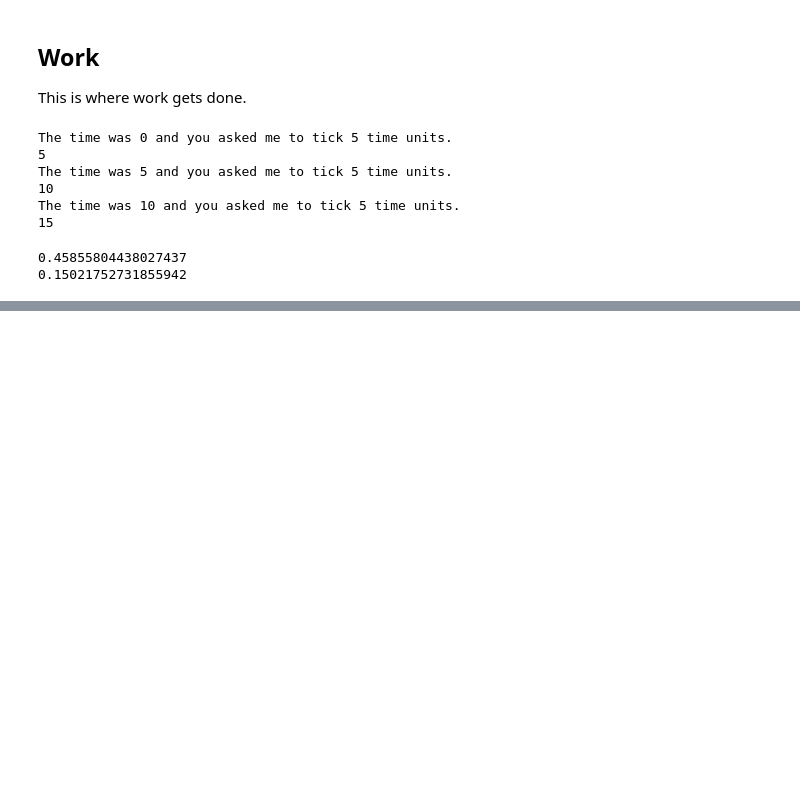
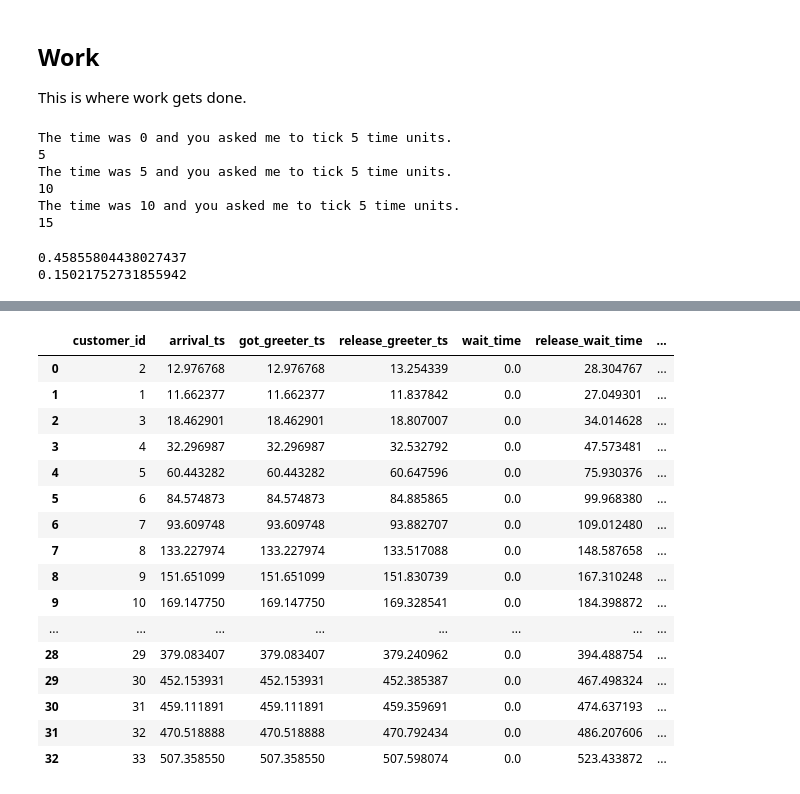
Before and after one commit to slbrooks/homework3, a Jupyter notebook: homework3_sb.ipynb, the cells around one changed output, grey strips where cells are left out. Cells and saved outputs as stored; diff of their text form; code cells hidden in the pictures; blank space fills up the shorter version.

```diff
--- a/homework3_sb.ipynb
+++ b/homework3_sb.ipynb
@@ -467,0 +358,21 @@ clinic_end_time = main()
+# %%
+bank_customer_log_df = compute_durations(bank_customer_log_df)
+bank_customer_log_df
+# %% [output]
+|  | customer_id | arrival_ts | got_greeter_ts | release_greeter_ts | wait_time | release_wait_time | ... |
+| 0 | 2 | 12.976768 | 12.976768 | 13.254339 | 0.0 | 28.304767 | ... |
+| 1 | 1 | 11.662377 | 11.662377 | 11.837842 | 0.0 | 27.049301 | ... |
+| 2 | 3 | 18.462901 | 18.462901 | 18.807007 | 0.0 | 34.014628 | ... |
+| 3 | 4 | 32.296987 | 32.296987 | 32.532792 | 0.0 | 47.573481 | ... |
+| 4 | 5 | 60.443282 | 60.443282 | 60.647596 | 0.0 | 75.930376 | ... |
+| 5 | 6 | 84.574873 | 84.574873 | 84.885865 | 0.0 | 99.968380 | ... |
+| 6 | 7 | 93.609748 | 93.609748 | 93.882707 | 0.0 | 109.012480 | ... |
+| 7 | 8 | 133.227974 | 133.227974 | 133.517088 | 0.0 | 148.587658 | ... |
+| 8 | 9 | 151.651099 | 151.651099 | 151.830739 | 0.0 | 167.310248 | ... |
+| 9 | 10 | 169.147750 | 169.147750 | 169.328541 | 0.0 | 184.398872 | ... |
+| ... | ... | ... | ... | ... | ... | ... | ... |
+| 28 | 29 | 379.083407 | 379.083407 | 379.240962 | 0.0 | 394.488754 | ... |
+| 29 | 30 | 452.153931 | 452.153931 | 452.385387 | 0.0 | 467.498324 | ... |
+| 30 | 31 | 459.111891 | 459.111891 | 459.359691 | 0.0 | 474.637193 | ... |
+| 31 | 32 | 470.518888 | 470.518888 | 470.792434 | 0.0 | 486.207606 | ... |
+| 32 | 33 | 507.358550 | 507.358550 | 507.598074 | 0.0 | 523.433872 | ... |
```
Also changed, not shown: parts of 23 cells of this notebook, 3 other files.
